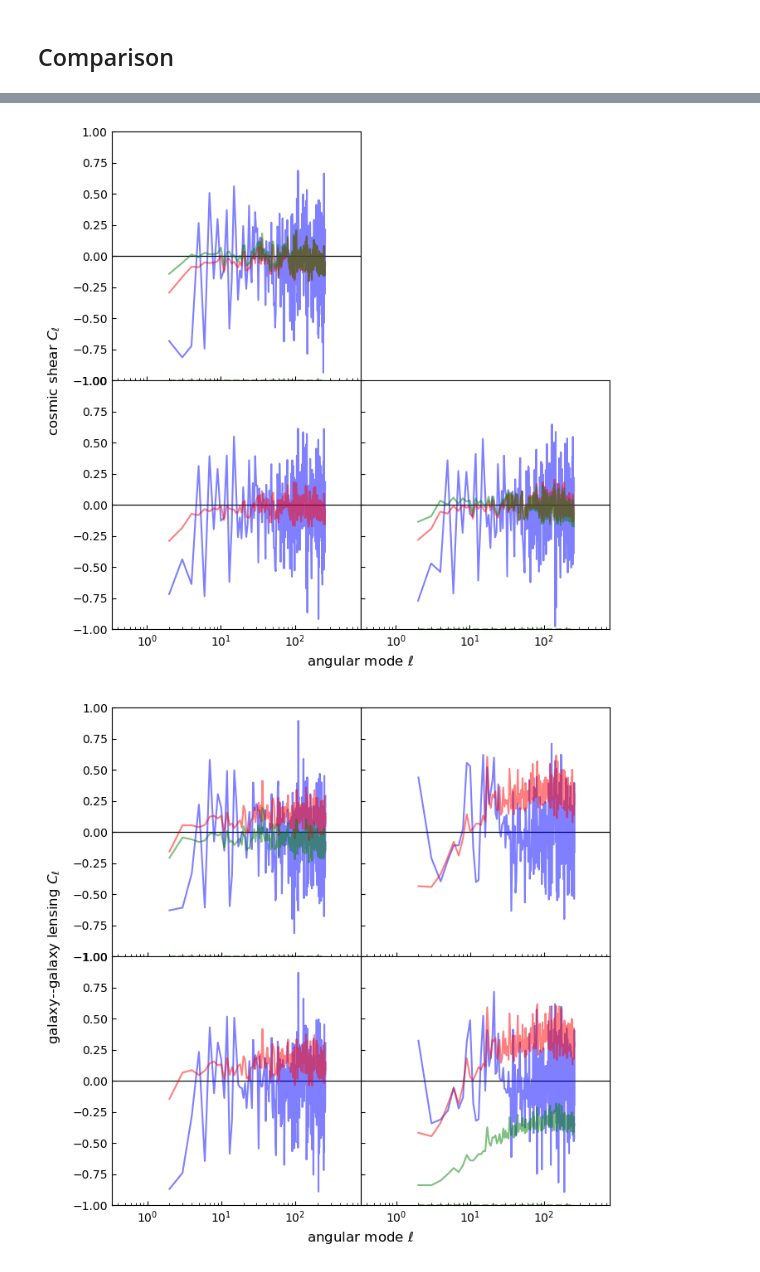
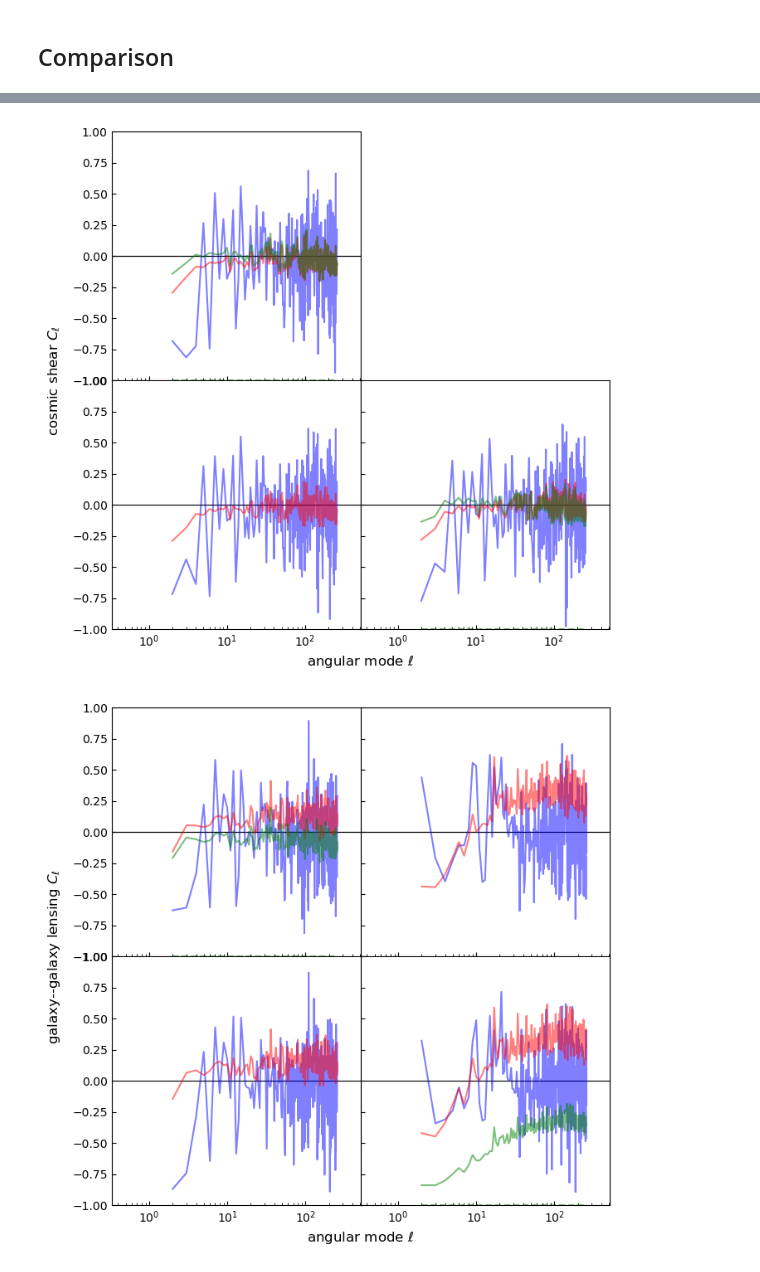
Before and after one commit to JaimeRZP/GLASS_challenge, a Jupyter notebook: process_sim_lab.ipynb, the cells around one changed output, grey strips where cells are left out. Saved outputs shown, nothing was run; the diff lists cells and outputs as text; code cells hidden in the pictures.

```diff
--- a/process_sim_lab.ipynb
+++ b/process_sim_lab.ipynb
@@ -82,6 +83,9 @@ nlbins = 10
 ls = np.arange(lmax + 1)
 ledges = np.logspace(np.log10(10), np.log10(lmax), nlbins + 1)
 lgrid = (ledges[1:] + ledges[:-1]) / 2
+
+if binned:
+    ls = lgrid
 # %%
 theory_cls = heracles.read(f"{mode}_sims/{mode}_sim_1/theory_cls.fits")
 if binned:
@@ -103,9 +107,13 @@ _theory_cls[("POS", "G_E", 1, 2)] = theory_cls["W1xW4"].__array__()*fl
 _theory_cls[("POS", "G_E", 2, 1)] = theory_cls["W2xW3"].__array__()*fl
 _theory_cls[("G_E", "G_E", 1, 2)] = theory_cls["W3xW4"].__array__()*fl**2
 
-for key in cls0.keys():
-    if key not in _theory_cls:
-        _theory_cls[key] = np.zeros_like(cls0[key])
+_theory_cls[("G_B", "G_B", 1, 1)] = np.zeros_like(theory_cls["W3xW3"])
+_theory_cls[("G_B", "G_B", 2, 2)] = np.zeros_like(theory_cls["W3xW3"])
+_theory_cls[("POS", "G_B", 1, 1)] = np.zeros_like(theory_cls["W3xW3"])
+_theory_cls[("POS", "G_B", 2, 2)] = np.zeros_like(theory_cls["W3xW3"])
+_theory_cls[("POS", "G_B", 1, 2)] = np.zeros_like(theory_cls["W3xW3"])
+_theory_cls[("POS", "G_B", 2, 1)] = np.zeros_like(theory_cls["W3xW3"])
+_theory_cls[("G_B", "G_B", 1, 2)] = np.zeros_like(theory_cls["W3xW3"])
 # %%
 Nbins = 2
 __theory_gg = np.zeros((Nbins, Nbins, len(ls)))
@@ -153,17 +161,16 @@ for jk in range(1, Njk + 1):
     cls1[(jk)] = read(data_fname)
 # %%
 if binned:
-    ls = lgrid
     cls0 = heracles.binned(cls0, ledges)
     cls1 = heracles.binned(cls1, ledges)
 
-data_fname = output_path + "covs/cov1_njk_%i.fits" % (Njk)
+data_fname = output_path + "covs/cov1_njk_%i_binned_%i.fits" % (Njk, binned)
 cov1 = read(data_fname)
 
-data_fname = output_path + "covs/target_njk_%i.fits" % (Njk)
+data_fname = output_path + "covs/target_njk_%i_binned_%i.fits" % (Njk, binned)
 target_cov = read(data_fname)
 
-data_fname = output_path + "covs/shrunk_cov1_njk_%i.fits" % (Njk)
+data_fname = output_path + "covs/shrunk_cov1_njk_%i_binned_%i.fits" % (Njk, binned)
 scov1 = read(data_fname)
 # %%
 cls2 = {}
@@ -412,0 +421,5 @@ sb_cov = np.load("./data/sb_cov_dict.npz", allow_pickle=True)["arr_0"].item()
+# %%
+cov1 = read(output_path + "covs/cov1_njk_%i_binned_%i.fits" % (Njk, binned))
+cov2 = read(output_path + "covs/cov2_njk_%i_binned_%i.fits" % (Njk, binned))
+dices_cov = read(output_path + "covs/dices_njk_%i_binned_%i.fits" % (Njk, binned))
+sb_cov = np.load("./data/sb_cov_dict.npz", allow_pickle=True)["arr_0"].item()
@@ -495,7 +515,10 @@ for i in range(1, nbins):
         ax[j - 1, i - 1].tick_params(axis="both", which="both", direction="in")
 
 ax[0, 0].set_xscale("log")
-ax[0, 0].set_xlim(1 / 3, lmax * 3)
+if binned:
+    ax[0, 0].set_xlim(10, lmax * 2)
+else:
+    ax[0, 0].set_xlim(1 / 3, lmax * 2)
 ax[0, 0].xaxis.get_major_locator().set_params(numticks=99)
 ax[0, 0].xaxis.get_minor_locator().set_params(
     numticks=99, subs=np.arange(0.1, 1.0, 0.1)
@@ -509,7 +532,7 @@ fig.supylabel("cosmic shear $C_\\ell$", x=-0.1, ha="right")
 
 plt.show()
 # %% [output]
-[figure, old version]
+[figure, new version]
 # %%
 fig, ax = plt.subplots(nbins - 1, nbins - 1, figsize=(6, 6), sharex=True, sharey=True)
 
@@ -538,32 +561,35 @@ for i in range(1, nbins):
         sb_kk = ("POS", "G_B",  "POS", "G_B", i-1, j-1, i-1, j-1)
         _vcl = _theory_cls[key].__array__()
         dc = dices_cov[kk]
         ens_err = np.sqrt(np.diag(ensemble_cov[key]))
         dcerr = np.sqrt(np.diag(dc))
         #sberr = np.sqrt(np.diag(sb_cov[sb_kk]))/2
 
         ax[j - 1, i - 1].plot(ls, (dcerr-ens_err)/ens_err, 'b--', alpha=0.5, label='DICES')
         #ax[j - 1, i - 1].plot(ls, (sberr-ens_err)/ens_err, 'r-', alpha=0.5, label='SpaceBorne')
         if i == j:
             gc = np.sqrt((2*_vcl**2)/(2*ls+1))
             ax[j - 1, i - 1].plot(ls, (gc-ens_err)/ens_err, 'g--', alpha=0.5, label='Gaussian')
 
         ax[j - 1, i - 1].axhline(0.0, c="k", lw=0.8, zorder=-1)
         ax[j - 1, i - 1].tick_params(axis="both", which="both", direction="in")
 
 ax[0, 0].set_xscale("log")
-ax[0, 0].set_xlim(1 / 3, lmax * 3)
+if binned:
+    ax[0, 0].set_xlim(10, lmax * 2)
+else:
+    ax[0, 0].set_xlim(1 / 3, lmax * 2)
 ax[0, 0].xaxis.get_major_locator().set_params(numticks=99)
 ax[0, 0].xaxis.get_minor_locator().set_params(
     numticks=99, subs=np.arange(0.1, 1.0, 0.1)
 )
 ax[0, 0].set_ylim(-1, 1)
 
 fig.subplots_adjust(left=0.0, bottom=0.0, right=1.0, top=1.0, wspace=0.0, hspace=0.0)
 
 fig.supxlabel("angular mode $\\ell$", y=-0.05, va="top")
 fig.supylabel("galaxy--galaxy lensing $C_\\ell$", x=-0.1, ha="right")
 
 plt.show()
 # %% [output]
-[figure, old version]
+[figure, new version]
```
Also changed, not shown: parts of 15 cells of this notebook, 4 other files.
